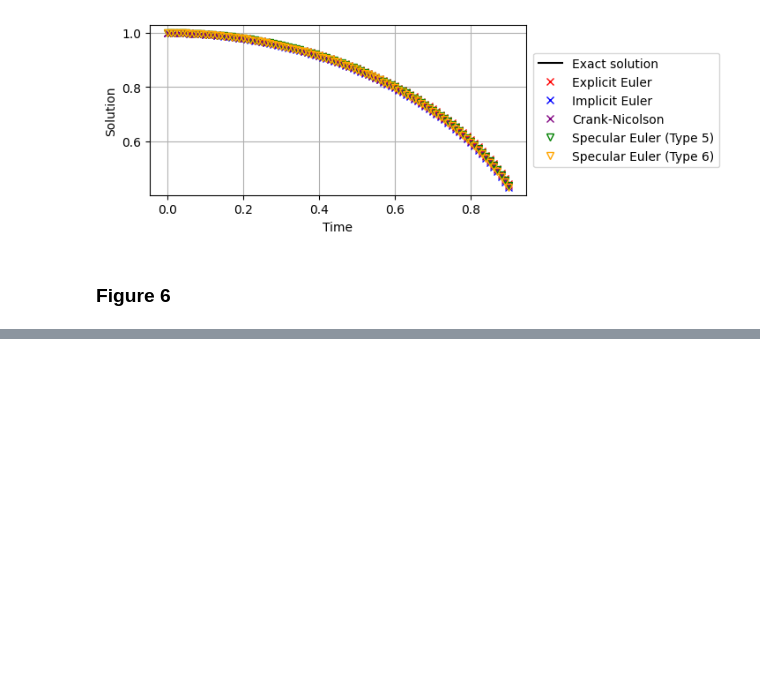
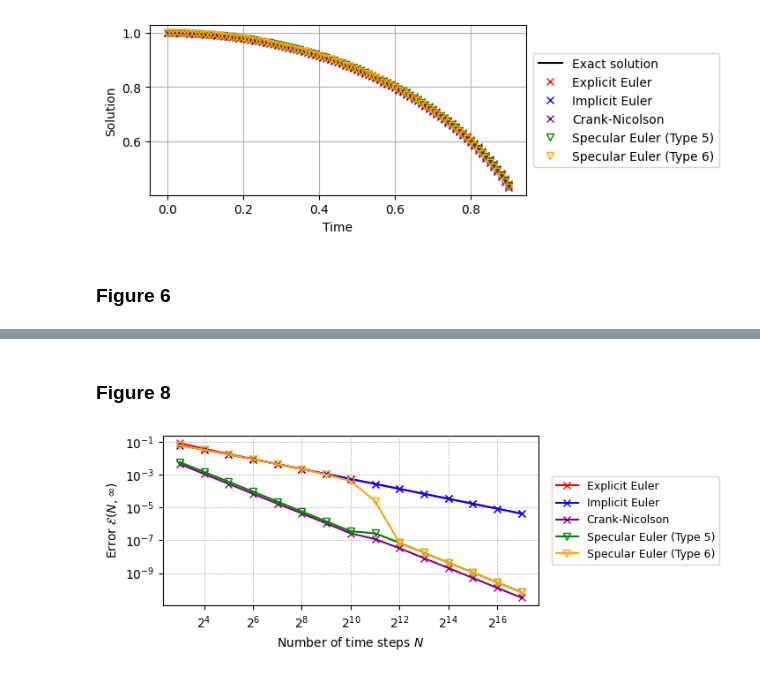
Before and after one commit to kyjung2357/specular-differentiation, a Jupyter notebook: examples/ode/Nonlinear numerical schemes using specular differentiation for IVP for 1st-order ODEs.ipynb, the cells around one changed output, grey strips where cells are left out. Saved outputs shown, nothing was run; the diff lists cells and outputs as text; code cells hidden in the pictures; blank space fills up the shorter version.

```diff
--- a/examples/ode/Nonlinear numerical schemes using specular differentiation for IVP for 1st-order ODEs.ipynb
+++ b/examples/ode/Nonlinear numerical schemes using specular differentiation for IVP for 1st-order ODEs.ipynb
@@ -281,0 +307,12 @@ plt.show()
+# %% [markdown]
+### Figure 8
+# %%
+def F(t, u):
+    return -3*u
+
+def exact_sol(t):
+    return np.exp(-3*t)
+
+error_analysis(example=2, norm='max', F=F, t_0=0.0, T=2.5, max_iter=1000, exact_sol=exact_sol)
+# %% [output]
+[figure, added]
```
Also changed, not shown: parts of 12 cells of this notebook, 38 other files.
